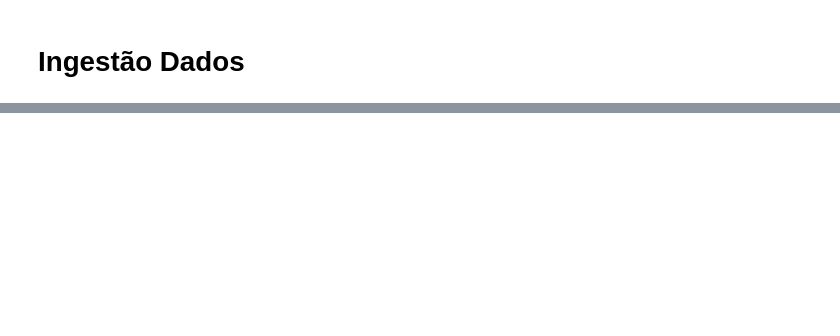
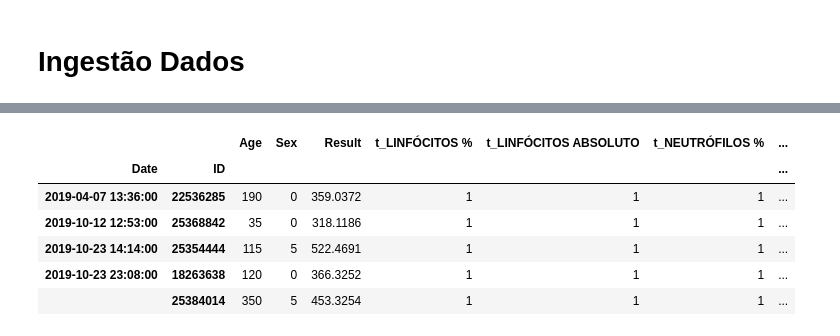
Before and after one commit to TiagoCAAmorim/generative_networks, a Jupyter notebook: A01_SyntheticData/sintese_dados.ipynb, the cells around one changed output, grey strips where cells are left out. Cells and saved outputs as stored; diff of their text form; code cells hidden in the pictures; blank space fills up the shorter version.

```diff
--- a/A01_SyntheticData/sintese_dados.ipynb
+++ b/A01_SyntheticData/sintese_dados.ipynb
@@ -28,0 +240,16 @@ Servem apenas como uma introdução a aspectos relevantes a serem considerados n
+# %%
+def ids_with_combination(df, test_list):
+    filtered_df = df[df['Test'].isin(test_list)]
+    id_test_counts = filtered_df.groupby('ID')['Test'].nunique()
+    ids_with_all_tests = id_test_counts[id_test_counts == len(test_list)].index
+    return ids_with_all_tests
+
+n_ids = []
+for combination in all_combinations:
+    ids = ids_with_combination(df_clean, combination)
+    n_ids.append(len(ids))
+
+i_best = n_ids.index(max(n_ids))
+best_combination = all_combinations[i_best]
+print(f"Best combination of {max_tests} tests:\n{best_combination}")
+print(f"Unique IDs: {max(n_ids):,}.")
@@ -28,0 +294,10 @@ Servem apenas como uma introdução a aspectos relevantes a serem considerados n
+# %%
+df_one_hot.groupby(['Date','ID']).sum().head()
+# %% [output]
+|  |  | Age | Sex | Result | t_LINFÓCITOS % | t_LINFÓCITOS ABSOLUTO | t_NEUTRÓFILOS % | ... |
+| Date | ID |  |  |  |  |  |  | ... |
+| 2019-04-07 13:36:00 | 22536285 | 190 | 0 | 359.0372 | 1 | 1 | 1 | ... |
+| 2019-10-12 12:53:00 | 25368842 | 35 | 0 | 318.1186 | 1 | 1 | 1 | ... |
+| 2019-10-23 14:14:00 | 25354444 | 115 | 5 | 522.4691 | 1 | 1 | 1 | ... |
+| 2019-10-23 23:08:00 | 18263638 | 120 | 0 | 366.3252 | 1 | 1 | 1 | ... |
+|  | 25384014 | 350 | 5 | 453.3254 | 1 | 1 | 1 | ... |
```
Also changed, not shown: parts of 29 cells of this notebook.
